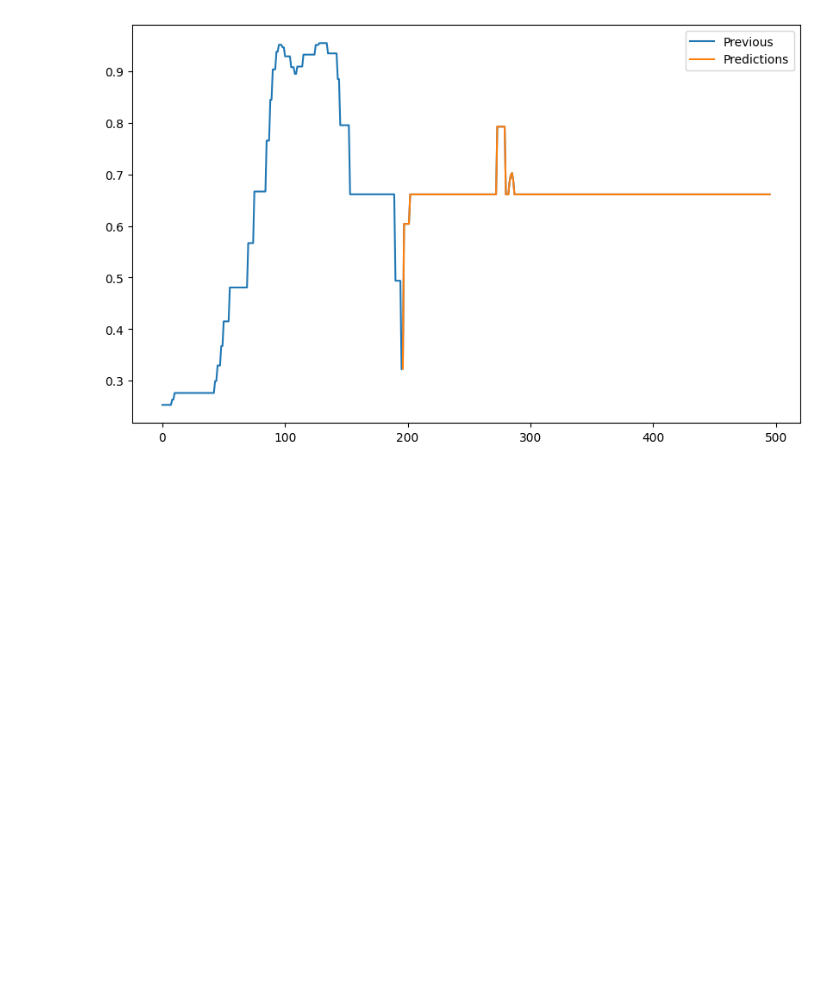
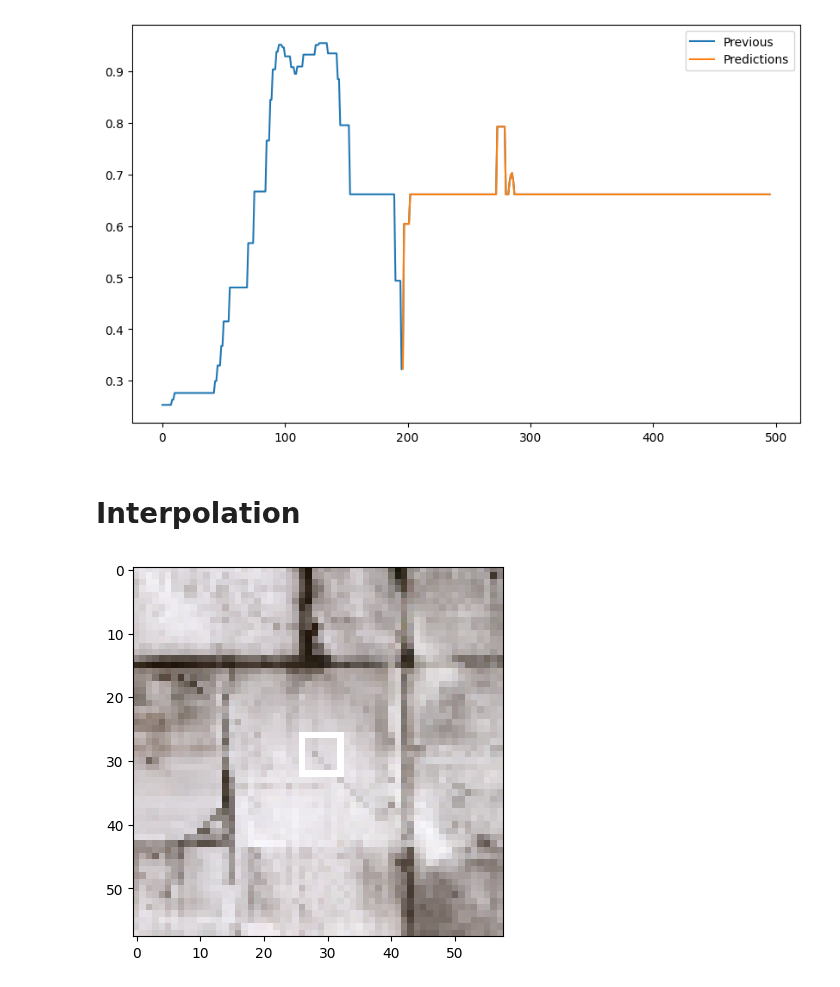
Before and after one commit to AguilarAngel9/Plant-Growth-Cycle-based-on-geospatial-data, a Jupyter notebook: Models/xgBoostRegressor.ipynb, the cells around one changed output. Saved outputs shown, nothing was run; the diff lists cells and outputs as text; code cells hidden in the pictures; blank space fills up the shorter version.

```diff
--- a/Models/xgBoostRegressor.ipynb
+++ b/Models/xgBoostRegressor.ipynb
@@ -189,3 +189,19 @@ plt.legend()
 plt.show()
 # %% [output]
 [figure]
+# %% [markdown]
+# Interpolation
+# %%
+IMGS_PATH = '/home/mauricio/code/Plant-Growth-Cycle-based-on-geospatial-data/Manitoba Full/'
+bands =  ['B4','B3','B2','B8']
+
+# Dict of the images.
+images = utils.load_landsat_image(IMGS_PATH, bands)
+
+# Get the days after plant and the dates.
+days, dates, hours = utils.images_time_info(images.keys())
+
+# Calculate the NDVI series over the crop.
+ndvi_series = utils.generate_ndvi_time_series(images)
+# %% [output]
+[figure, added]
```
Also changed, not shown: parts of 5 cells of this notebook, 1 other file.
